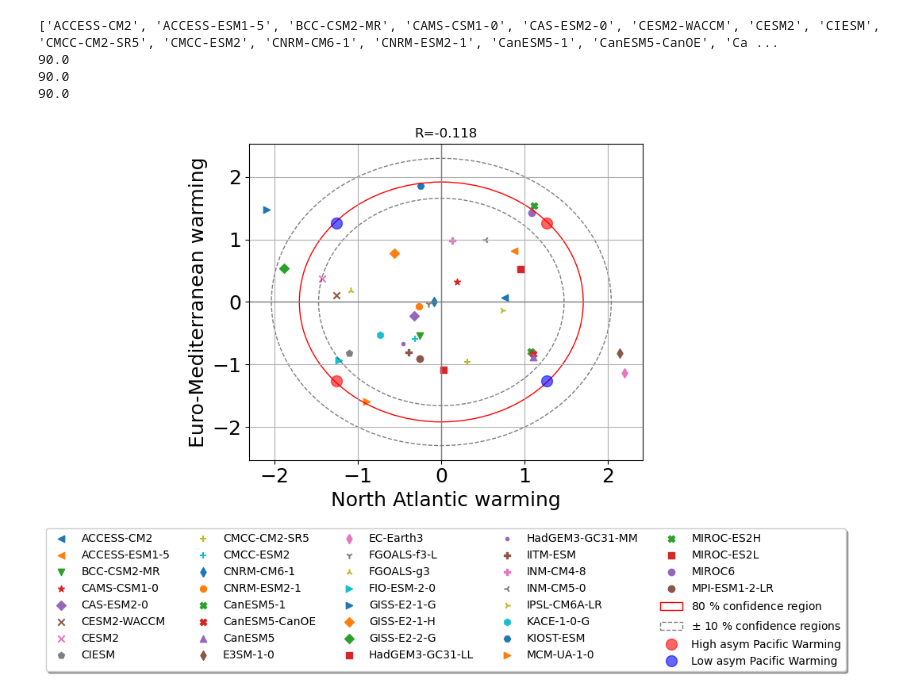
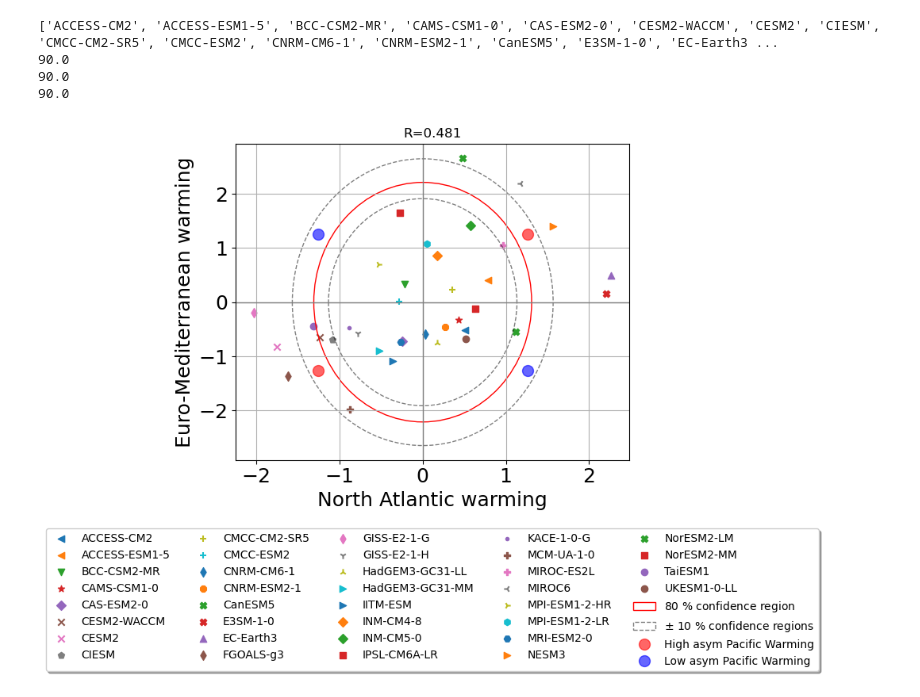
Before and after one commit to LIM-Climate-Causality/storypy, a Jupyter notebook: notebooks/sp_monerie_2023.ipynb, the cells around one changed output. Cells and saved outputs as stored; diff of their text form; code cells hidden in the pictures.

```diff
--- a/notebooks/sp_monerie_2023.ipynb
+++ b/notebooks/sp_monerie_2023.ipynb
@@ -170,15 +479,20 @@ fig = create_five_panel_figure(
 # %%
 from storypy.evaluate.plot import plot_ellipse
 import pandas as pd
+import os
 
+user_config = dict(
+        work_dir='/climca/people/ralawode/esmvaltool_output/monerie_etal_2023_20260427_120336/work',
+        plot_dir='/climca/people/ralawode/esmvaltool_output/monerie_etal_2023_20260427_120336/plots',
+    )
 driver_path = os.path.join(user_config['work_dir'], "storyline_analysis/multiple_regresion/remote_drivers/scaled_standardized_drivers.csv")
 rds = pd.read_csv(driver_path, index_col=0).dropna()
 
 models = rds.index.tolist()
 fig = plot_ellipse(models,rds["naw"].values,rds["eum"].values,corr="no",x_label="North Atlantic warming",y_label="Euro-Mediterranean warming",)
 # %% [output]
-['ACCESS-CM2', 'ACCESS-ESM1-5', 'BCC-CSM2-MR', 'CAMS-CSM1-0', 'CAS-ESM2-0', 'CESM2-WACCM', 'CESM2', 'CIESM', 'CMCC-CM2-SR5', 'CMCC-ESM2', 'CNRM-CM6-1', 'CNRM-ESM2-1', 'CanESM5-1', 'CanESM5-CanOE', 'Ca ...
+['ACCESS-CM2', 'ACCESS-ESM1-5', 'BCC-CSM2-MR', 'CAMS-CSM1-0', 'CAS-ESM2-0', 'CESM2-WACCM', 'CESM2', 'CIESM', 'CMCC-CM2-SR5', 'CMCC-ESM2', 'CNRM-CM6-1', 'CNRM-ESM2-1', 'CanESM5', 'E3SM-1-0', 'EC-Earth3 ...
 90.0
 90.0
 90.0
-[figure, old version]
+[figure, new version]
```
Also changed, not shown: parts of 30 cells of this notebook, 32 other files.
